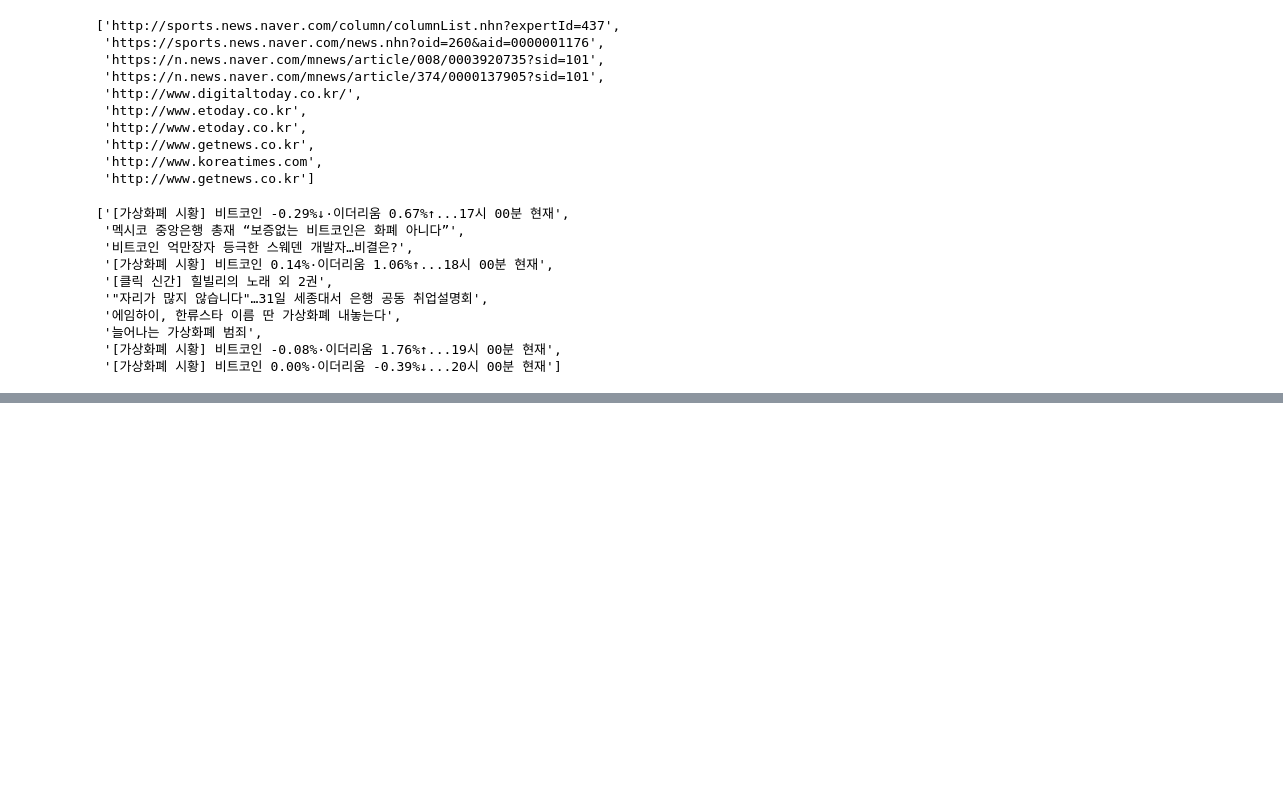
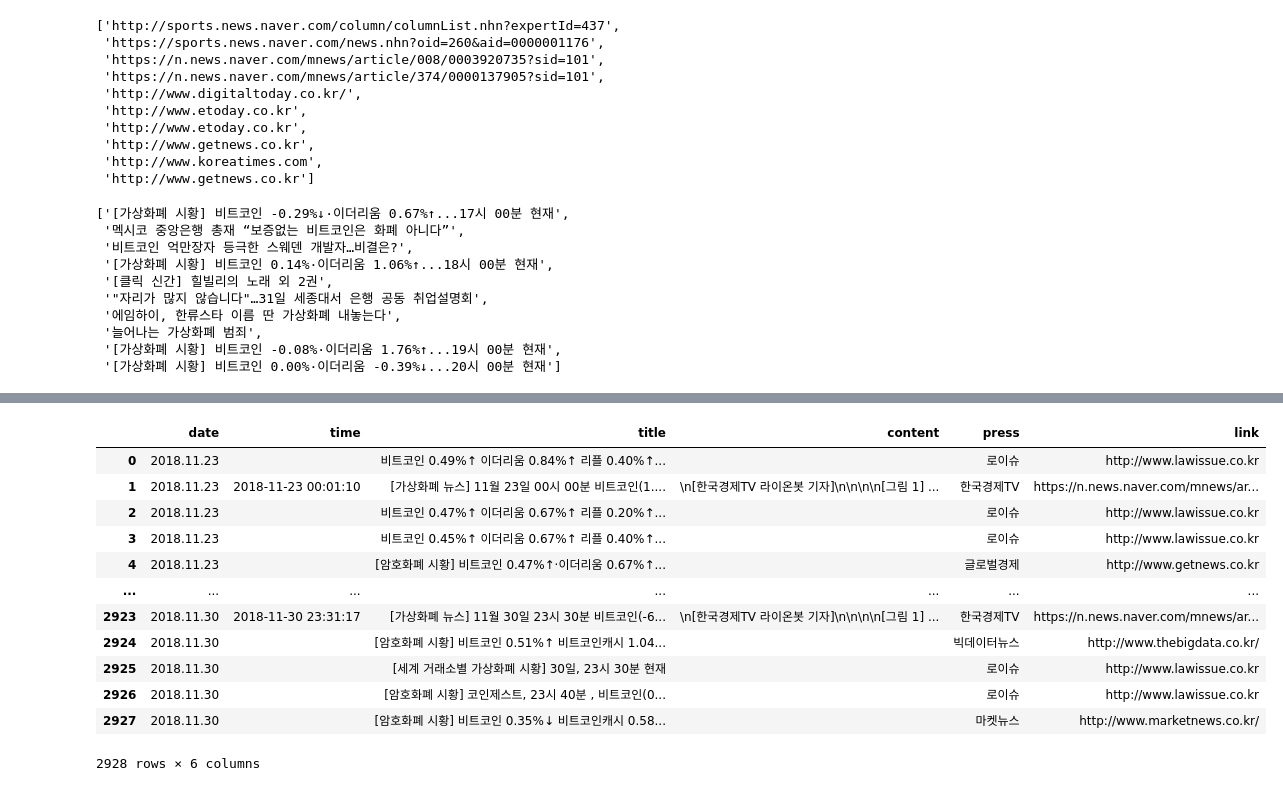
Before and after one commit to boyu571/LLM_based_investment_research, a Jupyter notebook: v5_naver_news_crawling.ipynb, the cells around one changed output, grey strips where cells are left out. Drawn from its saved outputs; the diff is of its cells as text; code cells hidden in the pictures; blank space fills up the shorter version.

```diff
--- a/v5_naver_news_crawling.ipynb
+++ b/v5_naver_news_crawling.ipynb
@@ -221,3 +206,19 @@ df2
+# %%
+df3
+# %% [output]
+|  | date | time | title | content | press | link |
+| 0 | 2018.11.23 |  | 비트코인 0.49%↑ 이더리움 0.84%↑ 리플 0.40%↑... |  | 로이슈 | http://www.lawissue.co.kr |
+| 1 | 2018.11.23 | 2018-11-23 00:01:10 | [가상화폐 뉴스] 11월 23일 00시 00분 비트코인(1.... | \n[한국경제TV 라이온봇 기자]\n\n\n\n[그림 1] ... | 한국경제TV | https://n.news.naver.com/mnews/ar... |
+| 2 | 2018.11.23 |  | 비트코인 0.47%↑ 이더리움 0.67%↑ 리플 0.20%↑... |  | 로이슈 | http://www.lawissue.co.kr |
+| 3 | 2018.11.23 |  | 비트코인 0.45%↑ 이더리움 0.67%↑ 리플 0.40%↑... |  | 로이슈 | http://www.lawissue.co.kr |
+| 4 | 2018.11.23 |  | [암호화폐 시황] 비트코인 0.47%↑·이더리움 0.67%↑... |  | 글로벌경제 | http://www.getnews.co.kr |
+| ... | ... | ... | ... | ... | ... | ... |
+| 2923 | 2018.11.30 | 2018-11-30 23:31:17 | [가상화폐 뉴스] 11월 30일 23시 30분 비트코인(-6... | \n[한국경제TV 라이온봇 기자]\n\n\n\n[그림 1] ... | 한국경제TV | https://n.news.naver.com/mnews/ar... |
+| 2924 | 2018.11.30 |  | [암호화폐 시황] 비트코인 0.51%↑ 비트코인캐시 1.04... |  | 빅데이터뉴스 | http://www.thebigdata.co.kr/ |
+| 2925 | 2018.11.30 |  | [세계 거래소별 가상화폐 시황] 30일, 23시 30분 현재 |  | 로이슈 | http://www.lawissue.co.kr |
+| 2926 | 2018.11.30 |  | [암호화폐 시황] 코인제스트, 23시 40분 , 비트코인(0... |  | 로이슈 | http://www.lawissue.co.kr |
+| 2927 | 2018.11.30 |  | [암호화폐 시황] 비트코인 0.35%↓ 비트코인캐시 0.58... |  | 마켓뉴스 | http://www.marketnews.co.kr/ |
+2928 rows × 6 columns
 # %%
 len(df1)
 len(df2)
```
Also changed, not shown: parts of 10 cells of this notebook, 4 other files.
